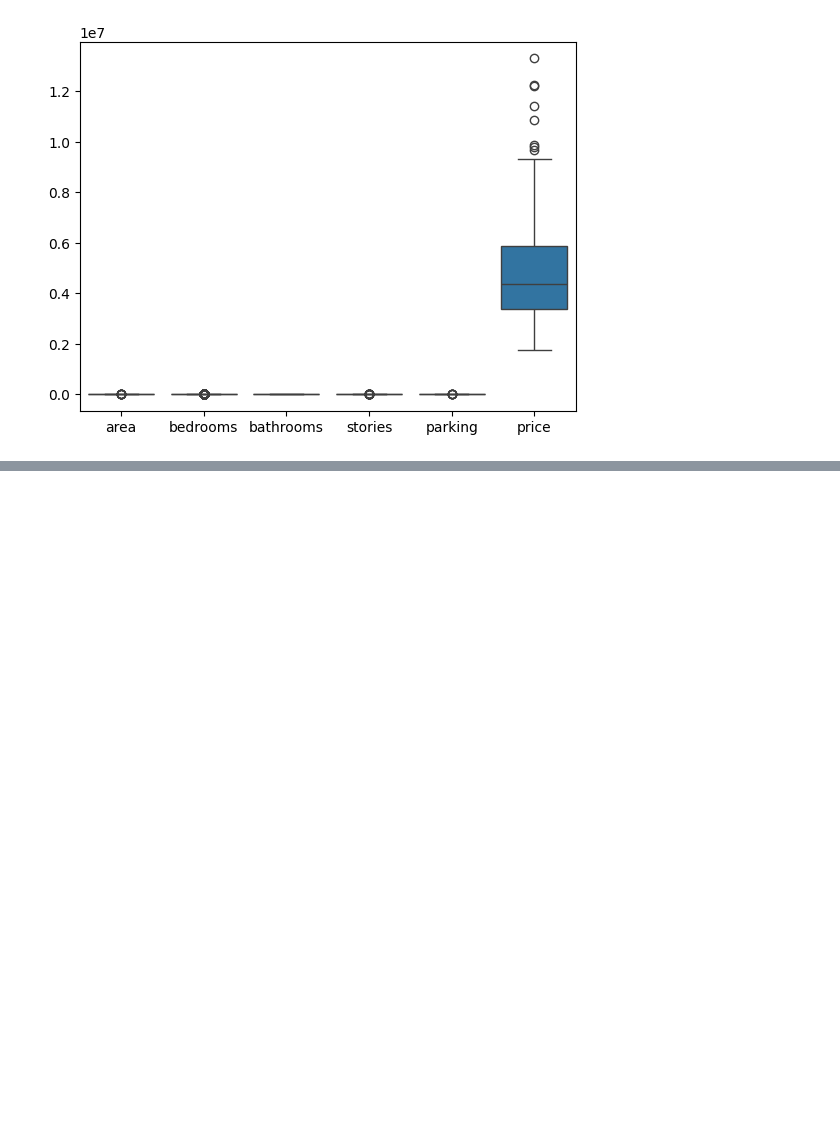
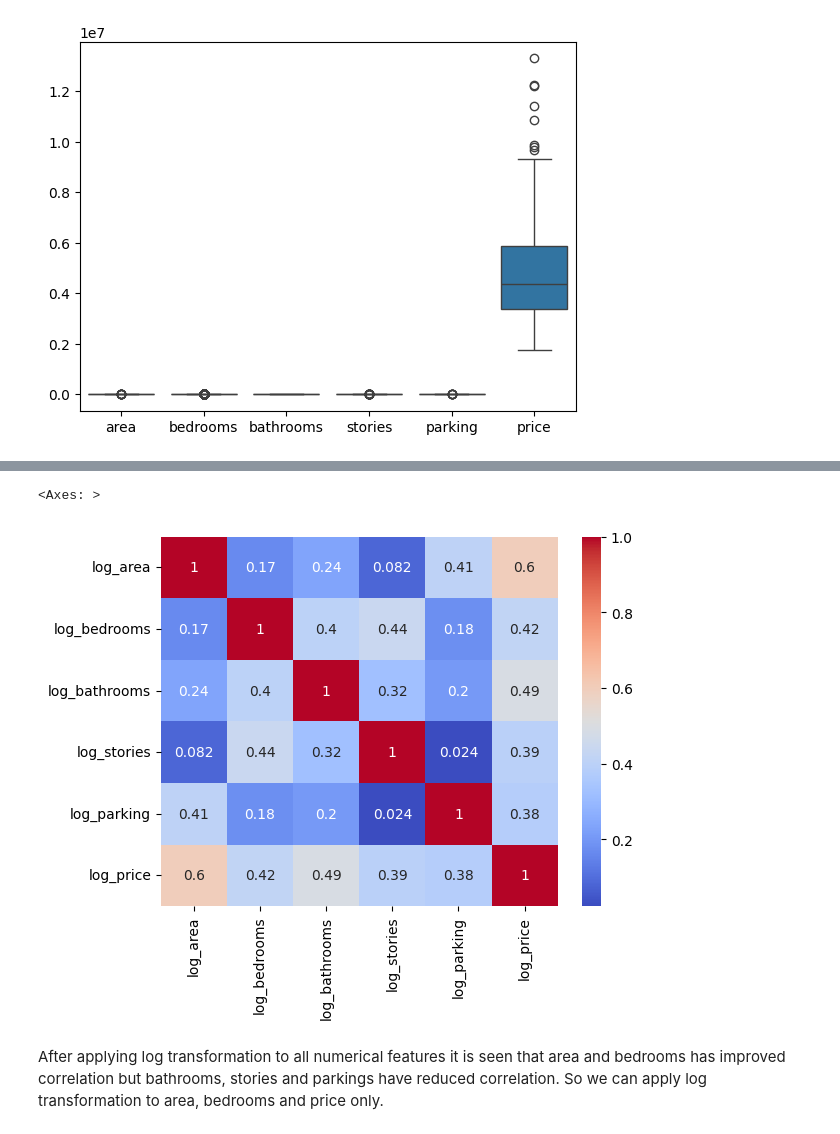
Before and after one commit to Sumitlasiwa/HousePricePredictor, a Jupyter notebook: notebooks/1_EDA.ipynb, the cells around one changed output, grey strips where cells are left out. Drawn from its saved outputs; the diff is of its cells as text; code cells hidden in the pictures; blank space fills up the shorter version.

```diff
--- a/notebooks/1_EDA.ipynb
+++ b/notebooks/1_EDA.ipynb
@@ -155,0 +183,2 @@ sns.boxplot(data=df_train[['stories']])
+# %%
+X = df_train[['log_area', 'log_bedrooms', 'log_bathrooms', 'log_stories', 'log_parking', 'log_price']]
@@ -155,0 +194,10 @@ sns.boxplot(data=df_train[['stories']])
+# %%
+
+
+sns.heatmap(X.corr(), annot=True, cmap='coolwarm')
+# %% [output]
+<Axes: >
+[figure, added]
+# %% [markdown]
+After applying log transformation to all numerical features it is seen that area and bedrooms has improved correlation but bathrooms, stories and parkings have reduced correlation.
+So we can apply log transformation to area, bedrooms and price only.
```
Also changed, not shown: parts of 8 cells of this notebook, 3 other files.
